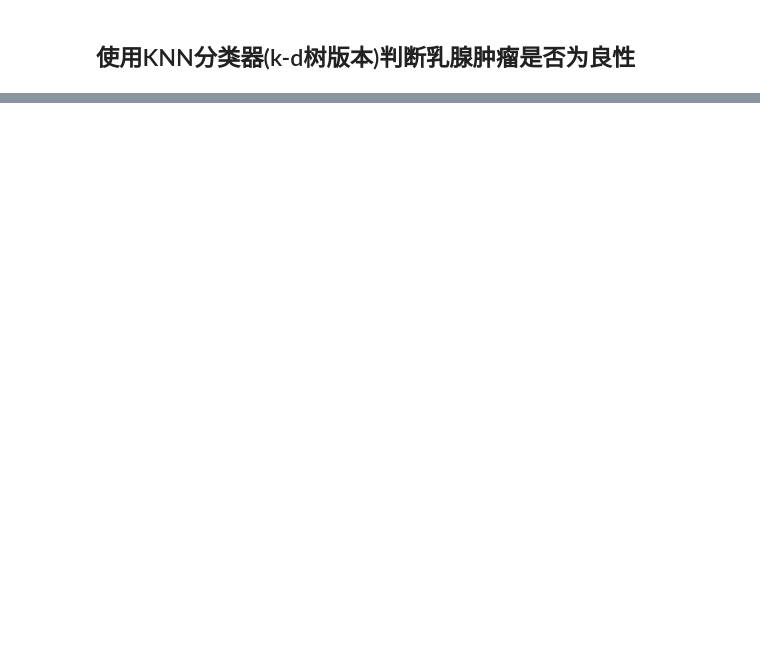
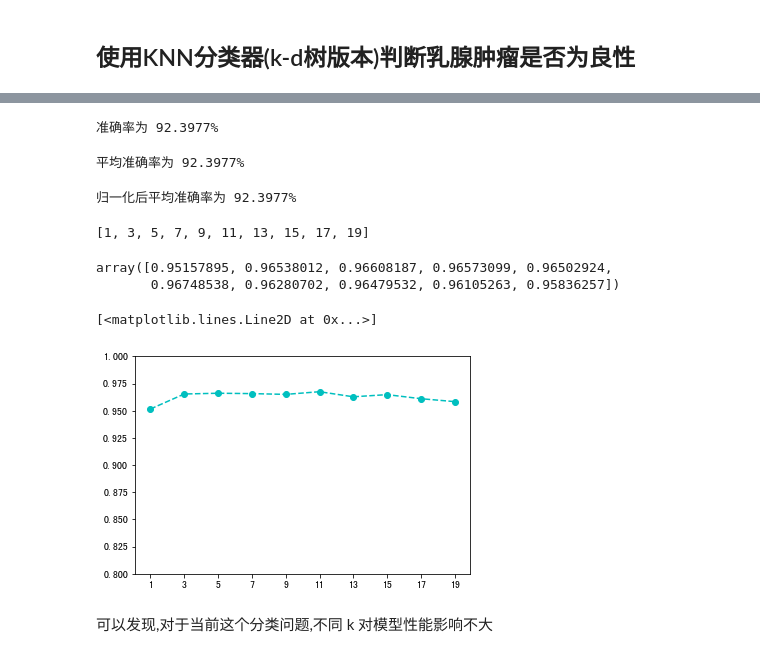
Before and after one commit to HytonightYX/hznu_ml_course_exp, a Jupyter notebook: exp5_knn/index.ipynb, the cells around one changed output, grey strips where cells are left out. Saved outputs shown, nothing was run; the diff lists cells and outputs as text; code cells hidden in the pictures; blank space fills up the shorter version.

```diff
--- a/exp5_knn/index.ipynb
+++ b/exp5_knn/index.ipynb
@@ -47,0 +99,68 @@ array(0)
+# %%
+from sklearn.metrics import accuracy_score
+
+y_pred = clf.predict(X_test)
+accuracy = accuracy_score(y_test, y_pred)
+print('准确率为 {:.4%}'.format(accuracy))
+# %% [output]
+准确率为 92.3977%
+# %%
+# 50次测试
+# 这里未对X各个特征进行归一化处理,可能会导致预测准确率偏低
+def test(X, y, k):
+    X_train, X_test, y_train, y_test = train_test_split(X, y, test_size=0.3)
+    clf = KDTree(k)
+    clf.train(X_train, y_train)
+    y_pred = clf.predict(X_test)
+    accuracy = accuracy_score(y_test, y_pred)
+    return accuracy
+
+accuracy_mean = np.mean([test(X, y, 3) for _ in range(50)])
+print('平均准确率为 {:.4%}'.format(accuracy))
+# %% [output]
+平均准确率为 92.3977%
+# %%
+# 对X各个特征进行归一化处理试试看
+from sklearn.preprocessing import MinMaxScaler
+
+def test_norm(X, y, k):
+    X_train, X_test, y_train, y_test = train_test_split(X, y, test_size=0.3)
+
+    mms = MinMaxScaler()
+    X_train_norm = mms.fit_transform(X_train)
+    X_test_norm = mms.transform(X_test)
+
+    clf = KDTree(k)
+    clf.train(X_train_norm, y_train)
+    y_pred = clf.predict(X_test_norm)
+
+    accuracy = accuracy_score(y_test, y_pred)
+    return accuracy
+
+accuracy_mean = np.mean([test_norm(X, y, 3) for _ in range(50)])
+print('归一化后平均准确率为 {:.4%}'.format(accuracy))
+# %% [output]
+归一化后平均准确率为 92.3977%
+# %%
+# 再来考察取不同的 k 值(20以内奇数),预测准确率变化情况
+K = list(range(1, 20, 2))
+K
+# %% [output]
+[1, 3, 5, 7, 9, 11, 13, 15, 17, 19]
+# %%
+acc_array = [[test_norm(X, y, k) for _ in range(50)] for k in K]
+ret = np.mean(acc_array, axis=1)
+ret
+# %% [output]
+array([0.95157895, 0.96538012, 0.96608187, 0.96573099, 0.96502924,
+       0.96748538, 0.96280702, 0.96479532, 0.96105263, 0.95836257])
+# %%
+import matplotlib.pyplot as plt
+plt.xticks(np.arange(1, 20, 2))
+plt.ylim(0.8, 1)
+plt.plot(K, ret, 'oc--')
+# %% [output]
+[<matplotlib.lines.Line2D at 0x...>]
+[figure, added]
+# %% [markdown]
+可以发现,对于当前这个分类问题,不同 k 对模型性能影响不大
```
Also changed, not shown: parts of 9 cells of this notebook.
